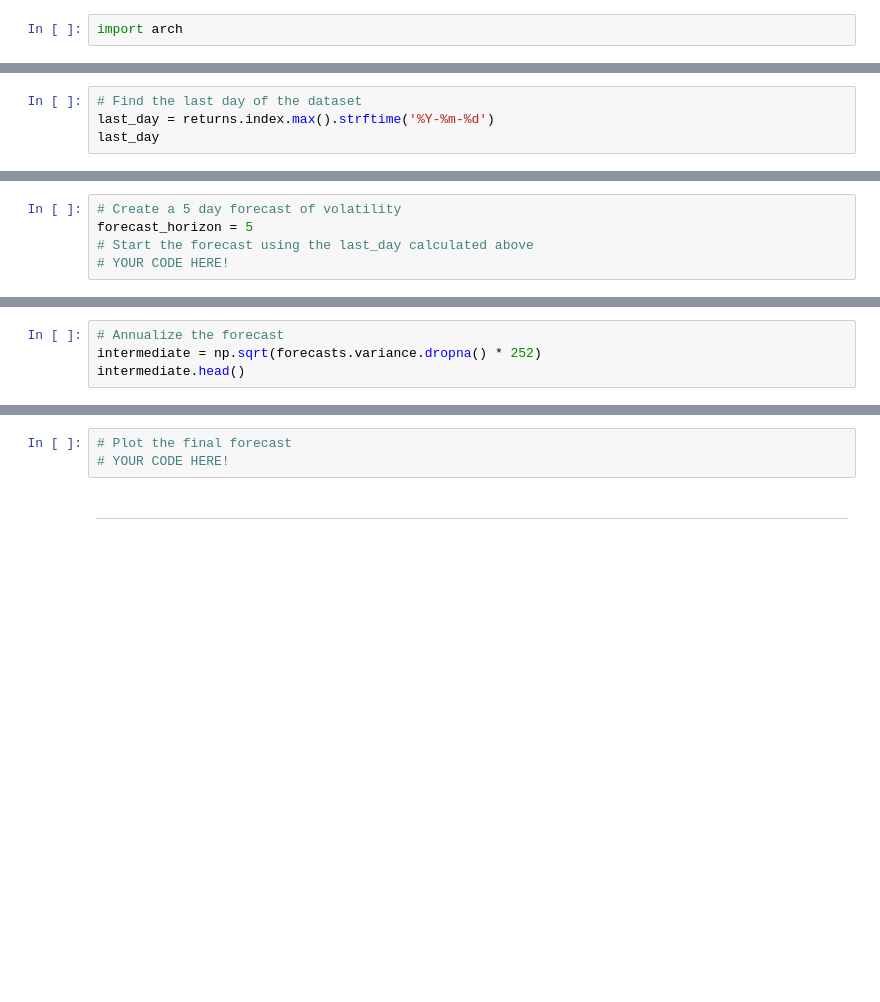
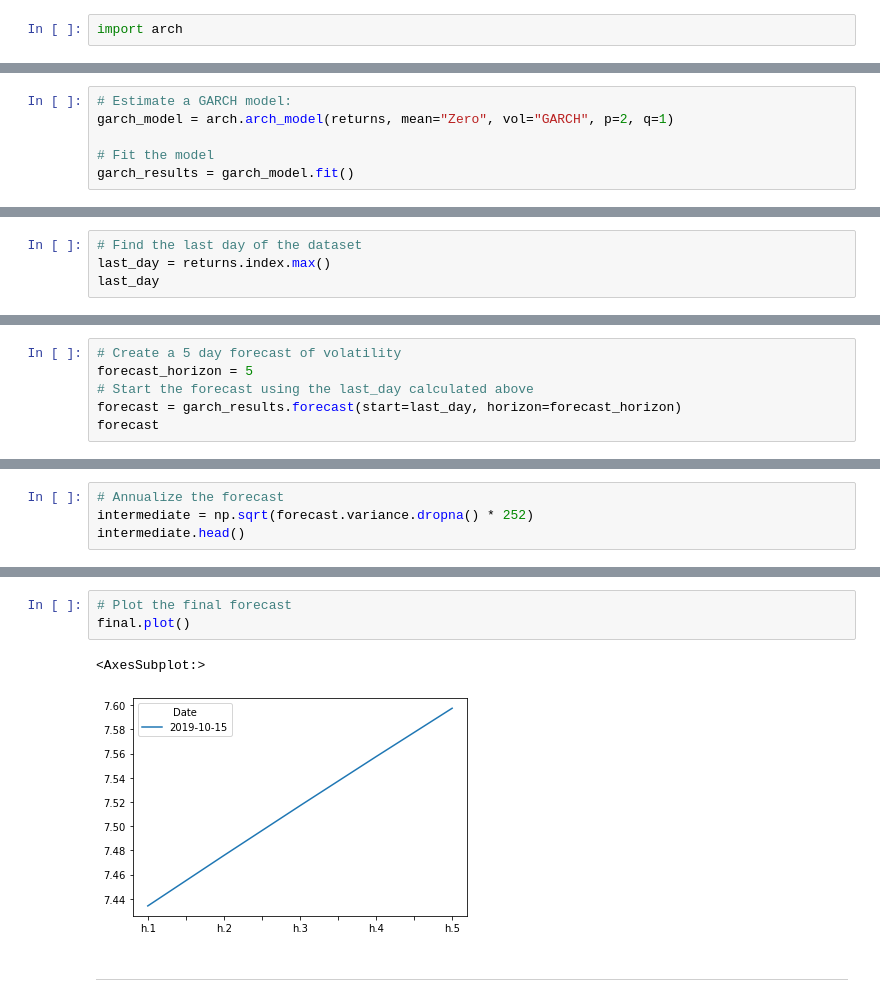
Before and after one commit to CapraRoyale/time-series-analysis, a Jupyter notebook: time_series_analysis.ipynb, the cells around one changed output, grey strips where cells are left out. Cells and saved outputs as stored; diff of their text form; blank space fills up the shorter version.

Commit message:
GARCH model

```diff
--- a/time_series_analysis.ipynb
+++ b/time_series_analysis.ipynb
@@ -209,0 +204,6 @@ import arch
+# %%
+# Estimate a GARCH model:
+garch_model = arch.arch_model(returns, mean="Zero", vol="GARCH", p=2, q=1)
+
+# Fit the model
+garch_results = garch_model.fit()
@@ -213,4 +250,4 @@ import arch
 # %%
 # Find the last day of the dataset
-last_day = returns.index.max().strftime('%Y-%m-%d')
+last_day = returns.index.max()
 last_day
@@ -218,4 +257,5 @@ last_day
 # Create a 5 day forecast of volatility
 forecast_horizon = 5
 # Start the forecast using the last_day calculated above
-# YOUR CODE HERE!
+forecast = garch_results.forecast(start=last_day, horizon=forecast_horizon)
+forecast
@@ -222,4 +264,4 @@ forecast_horizon = 5
 # %%
 # Annualize the forecast
-intermediate = np.sqrt(forecasts.variance.dropna() * 252)
+intermediate = np.sqrt(forecast.variance.dropna() * 252)
 intermediate.head()
@@ -230,6 +283,9 @@ final.head()
 # %%
 # Plot the final forecast
-# YOUR CODE HERE!
+final.plot()
+# %% [output]
+<AxesSubplot:>
+[figure, added]
 # %% [markdown]
 ---
 # %% [markdown]
```
Also changed, not shown: parts of 14 cells of this notebook.
